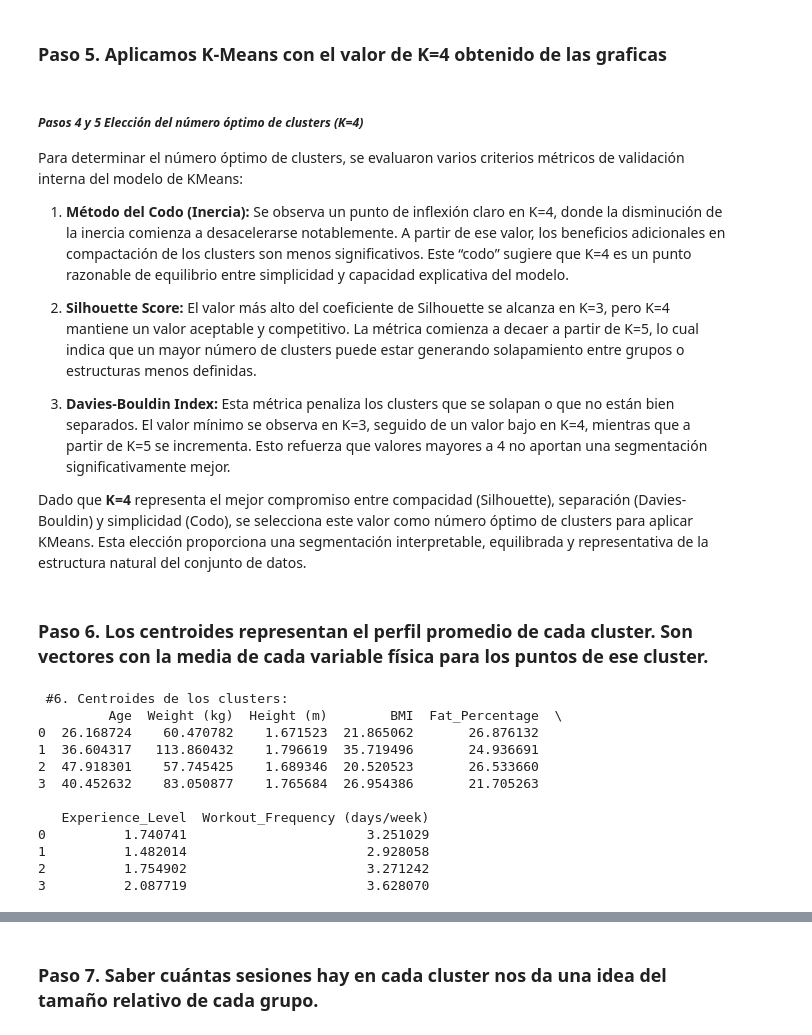
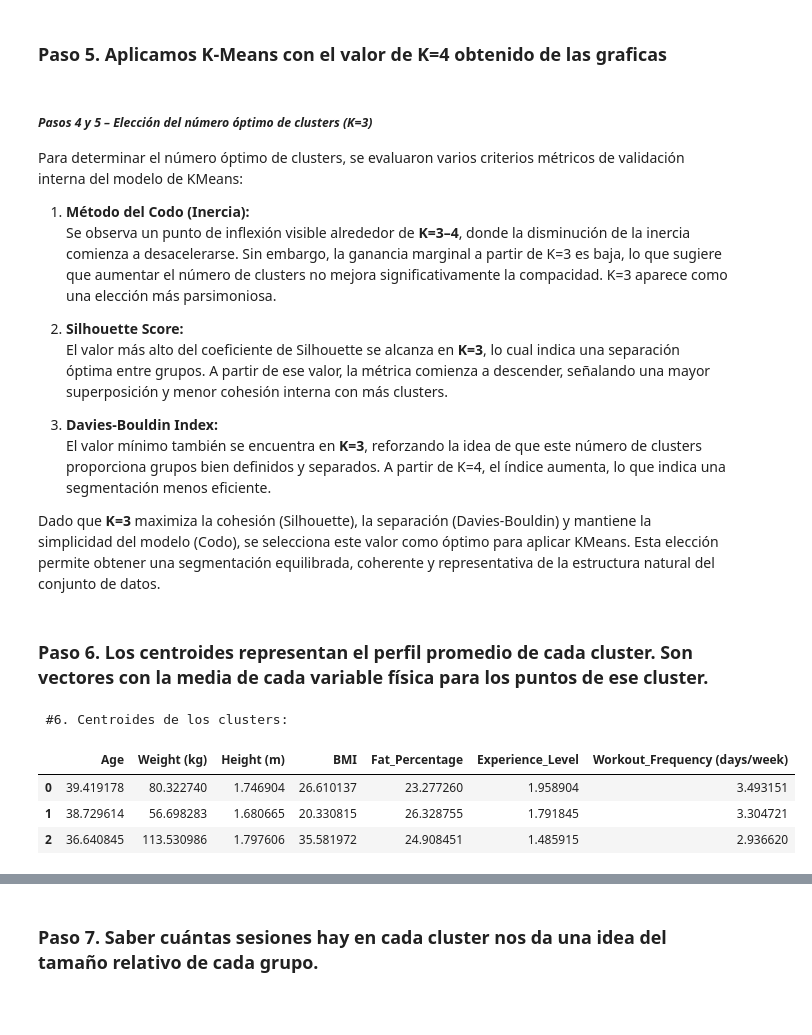
Before and after one commit to carlyg7/TFG, a Jupyter notebook: clustering.ipynb, the cells around one changed output, grey strips where cells are left out. Saved outputs shown, nothing was run; the diff lists cells and outputs as text; code cells hidden in the pictures; blank space fills up the shorter version.

```diff
--- a/clustering.ipynb
+++ b/clustering.ipynb
@@ -81,39 +83,33 @@ labels = kmeans.fit_predict(X)
 # Asignar etiquetas de cluster al dataset
 dataset['cluster'] = kmeans.labels_
 # %% [markdown]
-##### _Pasos 4 y 5 Elección del número óptimo de clusters (K=4)_
+##### _Pasos 4 y 5 – Elección del número óptimo de clusters (K=3)_
+
 Para determinar el número óptimo de clusters, se evaluaron varios criterios métricos de validación interna del modelo de KMeans:
 
 1. __Método del Codo (Inercia):__
-Se observa un punto de inflexión claro en K=4, donde la disminución de la inercia comienza a desacelerarse notablemente. A partir de ese valor, los beneficios adicionales en compactación de los clusters son menos significativos. Este “codo” sugiere que K=4 es un punto razonable de equilibrio entre simplicidad y capacidad explicativa del modelo.
+Se observa un punto de inflexión visible alrededor de **K=3–4**, donde la disminución de la inercia comienza a desacelerarse. Sin embargo, la ganancia marginal a partir de K=3 es baja, lo que sugiere que aumentar el número de clusters no mejora significativamente la compacidad. K=3 aparece como una elección más parsimoniosa.
 
 2. __Silhouette Score:__
-El valor más alto del coeficiente de Silhouette se alcanza en K=3, pero K=4 mantiene un valor aceptable y competitivo. La métrica comienza a decaer a partir de K=5, lo cual indica que un mayor número de clusters puede estar generando solapamiento entre grupos o estructuras menos definidas.
+El valor más alto del coeficiente de Silhouette se alcanza en **K=3**, lo cual indica una separación óptima entre grupos. A partir de ese valor, la métrica comienza a descender, señalando una mayor superposición y menor cohesión interna con más clusters.
 
 3. __Davies-Bouldin Index:__
-Esta métrica penaliza los clusters que se solapan o que no están bien separados. El valor mínimo se observa en K=3, seguido de un valor bajo en K=4, mientras que a partir de K=5 se incrementa. Esto refuerza que valores mayores a 4 no aportan una segmentación significativamente mejor.
+El valor mínimo también se encuentra en **K=3**, reforzando la idea de que este número de clusters proporciona grupos bien definidos y separados. A partir de K=4, el índice aumenta, lo que indica una segmentación menos eficiente.
 
-Dado que __K=4__ representa el mejor compromiso entre compacidad (Silhouette), separación (Davies-Bouldin) y simplicidad (Codo), se selecciona este valor como número óptimo de clusters para aplicar KMeans. Esta elección proporciona una segmentación interpretable, equilibrada y representativa de la estructura natural del conjunto de datos.
+Dado que **K=3** maximiza la cohesión (Silhouette), la separación (Davies-Bouldin) y mantiene la simplicidad del modelo (Codo), se selecciona este valor como óptimo para aplicar KMeans. Esta elección permite obtener una segmentación equilibrada, coherente y representativa de la estructura natural del conjunto de datos.
 # %% [markdown]
 ### Paso 6. Los centroides representan el perfil promedio de cada cluster. Son vectores con la media de cada variable física para los puntos de ese cluster.
 # %%
 # 6. Obtener los centroides (puntos medios) de cada cluster
 centroids = pd.DataFrame(kmeans.cluster_centers_, columns=features)
 print("\n #6. Centroides de los clusters:")
-print(centroids)
+centroids
 # %% [output]
  #6. Centroides de los clusters:
-         Age  Weight (kg)  Height (m)        BMI  Fat_Percentage  \
-0  26.168724    60.470782    1.671523  21.865062       26.876132
-1  36.604317   113.860432    1.796619  35.719496       24.936691
-2  47.918301    57.745425    1.689346  20.520523       26.533660
-3  40.452632    83.050877    1.765684  26.954386       21.705263
-
-   Experience_Level  Workout_Frequency (days/week)
-0          1.740741                       3.251029
-1          1.482014                       2.928058
-2          1.754902                       3.271242
-3          2.087719                       3.628070
+|  | Age | Weight (kg) | Height (m) | BMI | Fat_Percentage | Experience_Level | Workout_Frequency (days/week) |
+| 0 | 39.419178 | 80.322740 | 1.746904 | 26.610137 | 23.277260 | 1.958904 | 3.493151 |
+| 1 | 38.729614 | 56.698283 | 1.680665 | 20.330815 | 26.328755 | 1.791845 | 3.304721 |
+| 2 | 36.640845 | 113.530986 | 1.797606 | 35.581972 | 24.908451 | 1.485915 | 2.936620 |
 # %%
 for i, row in centroids.iterrows():
  print(f"\nPerfil del Cluster {i}:")
```
Also changed, not shown: parts of 15 cells of this notebook, 15 other files.
